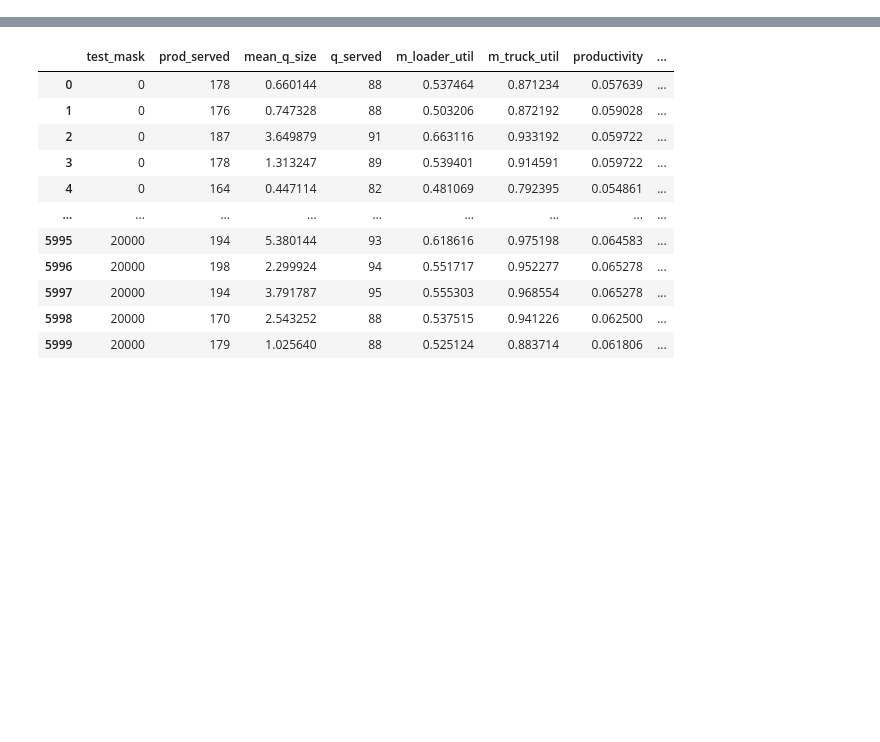
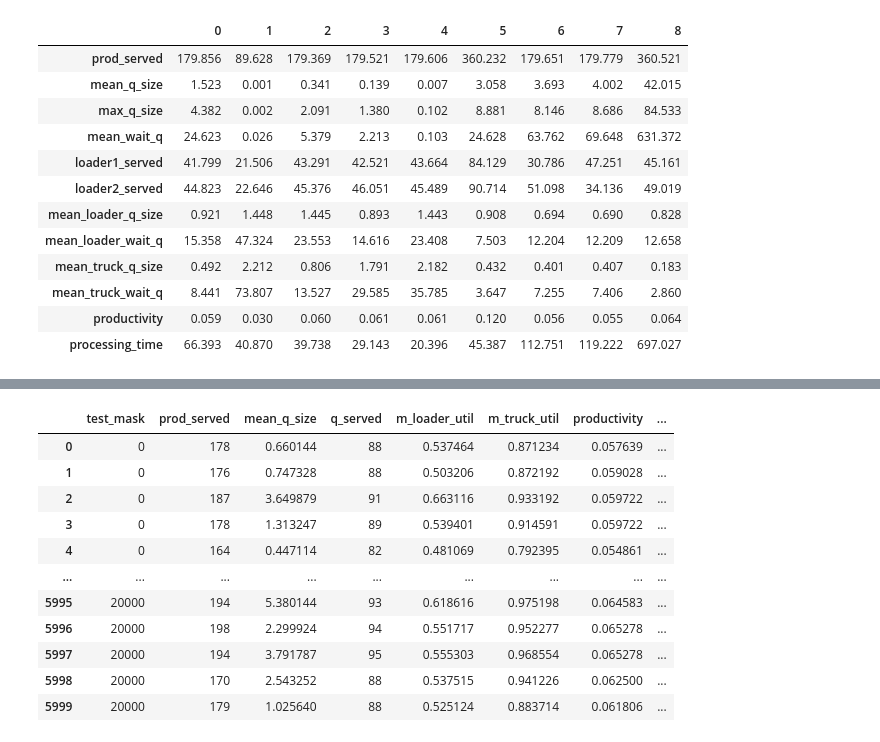
Before and after one commit to IP-14Nezdolii/SM_25, a Jupyter notebook: cursova/results.ipynb, the cells around one changed output, grey strips where cells are left out. Drawn from its saved outputs; the diff is of its cells as text; code cells hidden in the pictures; blank space fills up the shorter version.

```diff
--- a/cursova/results.ipynb
+++ b/cursova/results.ipynb
@@ -40,0 +45,3 @@ get_verification()
+# %%
+df = df.groupby('test_mask').mean().reset_index().drop(columns=['test_mask']).round(3)
+df
@@ -40,0 +74,16 @@ get_verification()
+# %%
+df.T
+# %% [output]
+|  | 0 | 1 | 2 | 3 | 4 | 5 | 6 | 7 | 8 |
+| prod_served | 179.856 | 89.628 | 179.369 | 179.521 | 179.606 | 360.232 | 179.651 | 179.779 | 360.521 |
+| mean_q_size | 1.523 | 0.001 | 0.341 | 0.139 | 0.007 | 3.058 | 3.693 | 4.002 | 42.015 |
+| max_q_size | 4.382 | 0.002 | 2.091 | 1.380 | 0.102 | 8.881 | 8.146 | 8.686 | 84.533 |
+| mean_wait_q | 24.623 | 0.026 | 5.379 | 2.213 | 0.103 | 24.628 | 63.762 | 69.648 | 631.372 |
+| loader1_served | 41.799 | 21.506 | 43.291 | 42.521 | 43.664 | 84.129 | 30.786 | 47.251 | 45.161 |
+| loader2_served | 44.823 | 22.646 | 45.376 | 46.051 | 45.489 | 90.714 | 51.098 | 34.136 | 49.019 |
+| mean_loader_q_size | 0.921 | 1.448 | 1.445 | 0.893 | 1.443 | 0.908 | 0.694 | 0.690 | 0.828 |
+| mean_loader_wait_q | 15.358 | 47.324 | 23.553 | 14.616 | 23.408 | 7.503 | 12.204 | 12.209 | 12.658 |
+| mean_truck_q_size | 0.492 | 2.212 | 0.806 | 1.791 | 2.182 | 0.432 | 0.401 | 0.407 | 0.183 |
+| mean_truck_wait_q | 8.441 | 73.807 | 13.527 | 29.585 | 35.785 | 3.647 | 7.255 | 7.406 | 2.860 |
+| productivity | 0.059 | 0.030 | 0.060 | 0.061 | 0.061 | 0.120 | 0.056 | 0.055 | 0.064 |
+| processing_time | 66.393 | 40.870 | 39.738 | 29.143 | 20.396 | 45.387 | 112.751 | 119.222 | 697.027 |
```
Also changed, not shown: parts of 11 cells of this notebook, 10 other files.
